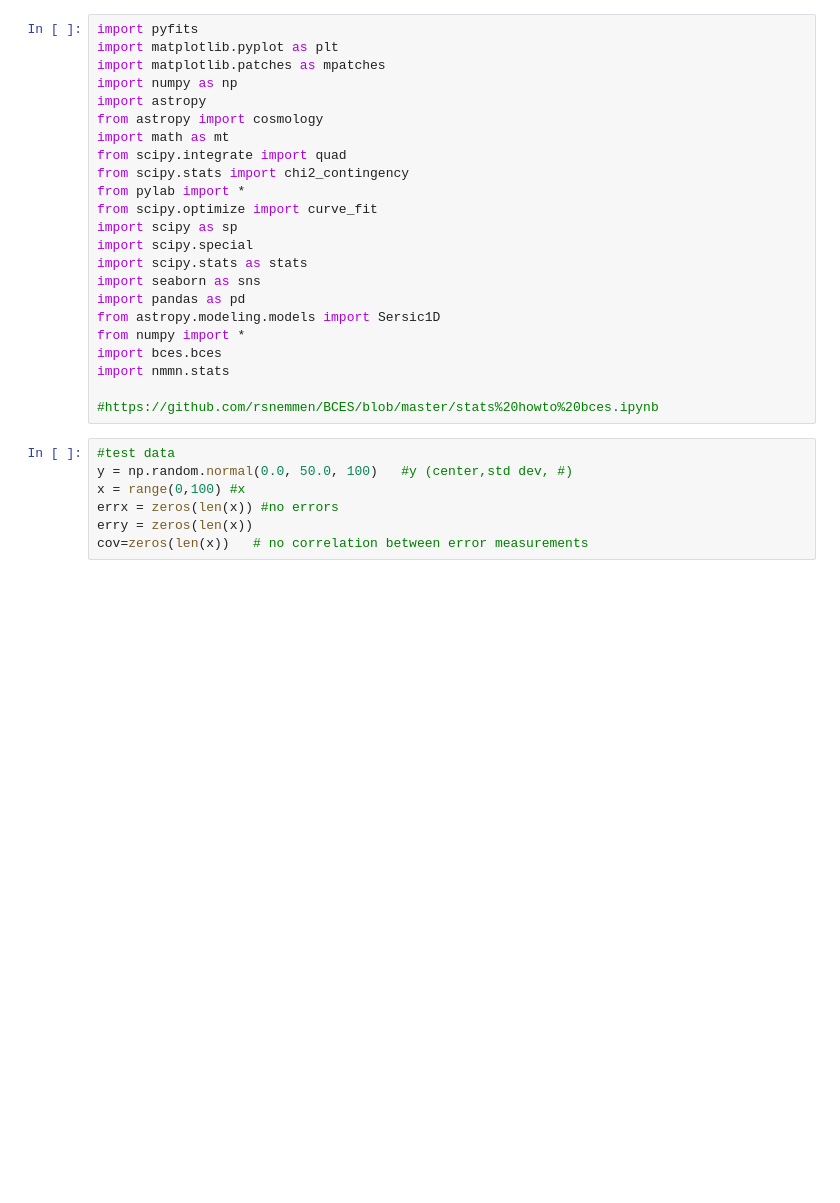
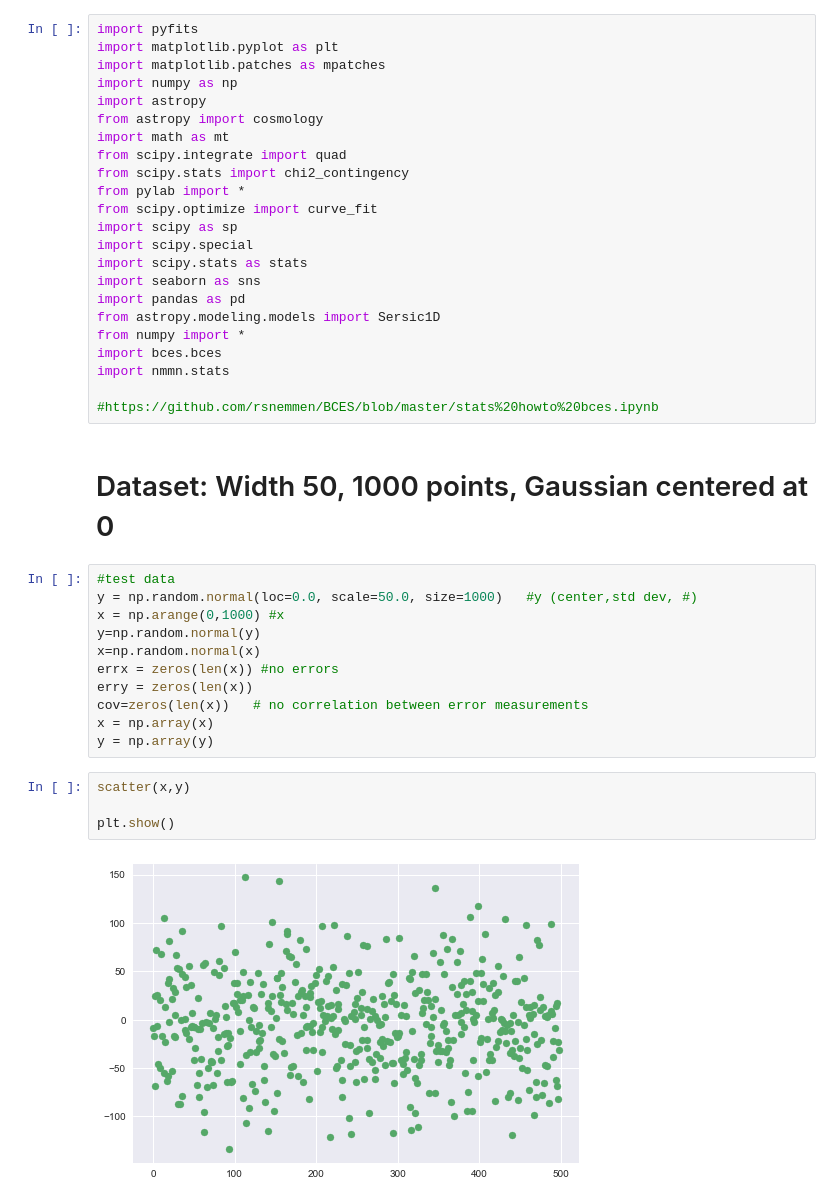
Before and after one commit to jrcooper91/van_der_Wel_size-mass, a Jupyter notebook: Testing_bootstraps_BCES .ipynb, the cells around one changed output. Cells and saved outputs as stored; diff of their text form; blank space fills up the shorter version.

```diff
--- a/Testing_bootstraps_BCES .ipynb
+++ b/Testing_bootstraps_BCES .ipynb
@@ -21,10 +21,22 @@ import bces.bces
 import nmmn.stats
 
 #https://github.com/rsnemmen/BCES/blob/master/stats%20howto%20bces.ipynb
+# %% [markdown]
+# Dataset: Width 50, 1000 points, Gaussian centered at 0
 # %%
 #test data
-y = np.random.normal(0.0, 50.0, 100)   #y (center,std dev, #)
-x = range(0,100) #x
+y = np.random.normal(loc=0.0, scale=50.0, size=1000)   #y (center,std dev, #)
+x = np.arange(0,1000) #x
+y=np.random.normal(y)
+x=np.random.normal(x)
 errx = zeros(len(x)) #no errors
 erry = zeros(len(x))
 cov=zeros(len(x))   # no correlation between error measurements
+x = np.array(x)
+y = np.array(y)
+# %%
+scatter(x,y)
+
+plt.show()
+# %% [output]
+[figure, added]
```
Also changed, not shown: parts of 15 cells of this notebook.
